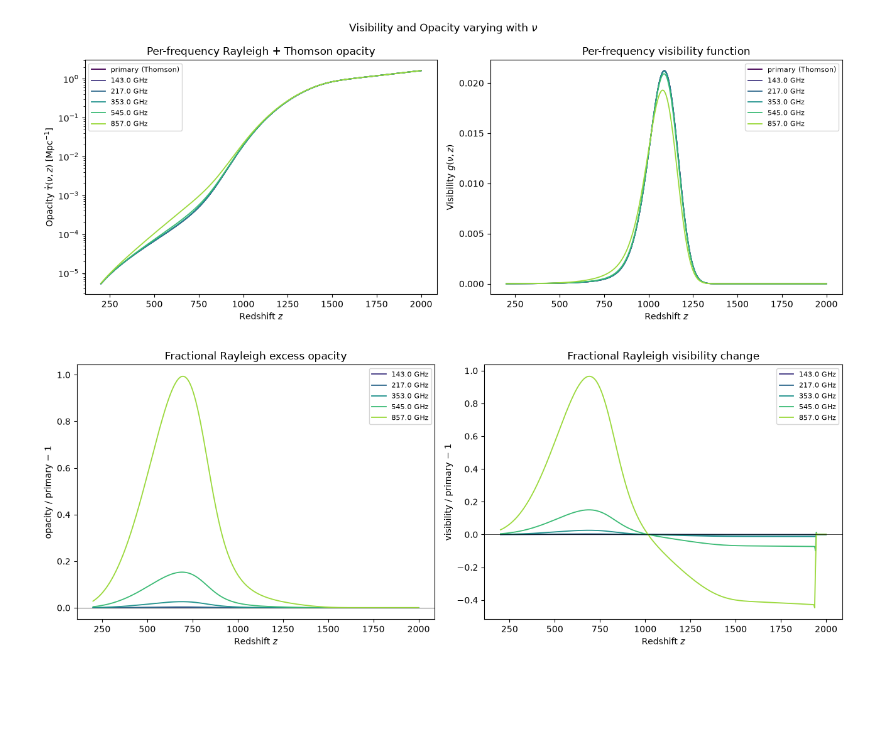
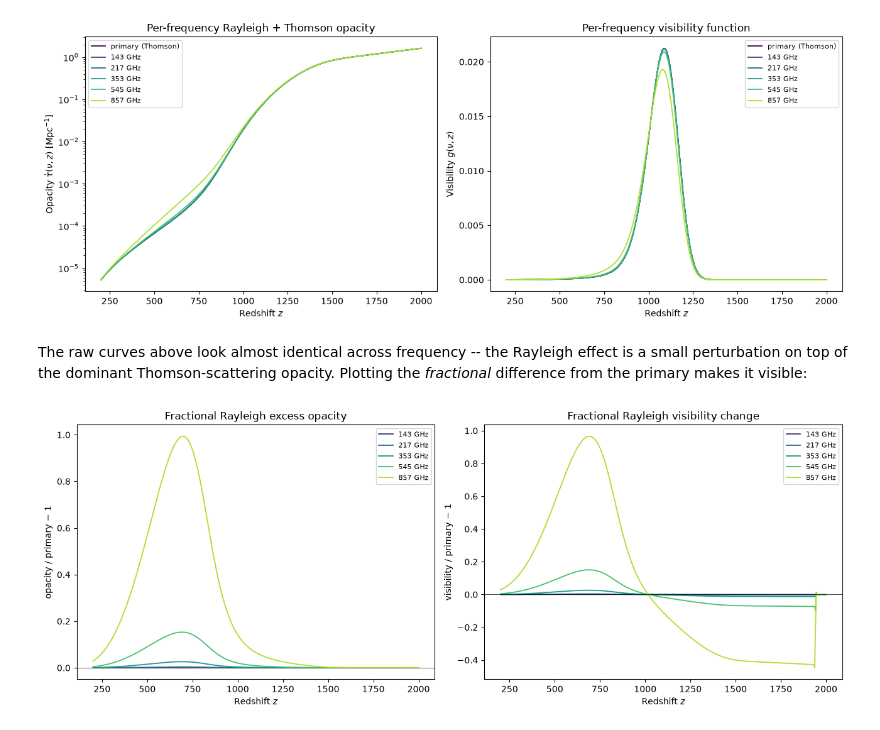
Before and after one commit to Kwanit/CAMB-Rayleigh, a Jupyter notebook: Tutorial.ipynb, the cells around one changed output. Drawn from its saved outputs; the diff is of its cells as text; code cells hidden in the pictures; blank space fills up the shorter version.

```diff
--- a/Tutorial.ipynb
+++ b/Tutorial.ipynb
@@ -21,20 +64,17 @@ camb version: 2.0.0
 # %%
-INI_PATH = CAMB_RAYLEIGH_DIR / "inifiles" / "planck_2018.ini"
+pars = camb.read_ini("inifiles/planck_2018.ini")
+pars.DoLensing = False  # Rayleigh spectra are unlensed -- see the limitations section
+pars.SourceTerms.rayleigh_scattering = True
+pars.SourceTerms.rayleigh_frequencies = [143, 217, 353, 545, 857]  # GHz
 
-pars = camb.read_ini(str(INI_PATH))
-pars.DoLensing = False  # Haven't yet added the lensed Rayleigh Cls, so Lensing is off
-pars.SourceTerms.rayleigh_scattering = True  # Rayleigh scattering turned on
-pars.SourceTerms.rayleigh_frequencies = [143, 217, 353, 545, 857]
 results = camb.get_results(pars)
 freqs = list(pars.SourceTerms.rayleigh_frequencies)
 
 derived = results.get_derived_params()
 print(f"z_star (recombination):    {derived['zstar']:.2f}")
 print(f"r_star (sound horizon):    {derived['rstar']:.4f} Mpc")
-print(f"z_drag:                    {derived['zdrag']:.2f}")
 print(f"100*theta_star:            {derived['thetastar']:.6f}")
-print(f"sigma_8 (today):           {results.get_sigma8_0():.4f}")
-print("Bands:", freqs, "GHz")
+print("Rayleigh bands:            ", freqs, "GHz")
 # %% [output]
 z_star (recombination):    1089.91
 r_star (sound horizon):    144.3947 Mpc
@@ -170,0 +198,22 @@ Text(0.5, 1.0, 'Rayleigh-channel auto-spectra (EE)')
+# %%
+cls_total = results.get_rayleigh_cls(CMB_unit="muK", total=True)
+cls_total_dict = results.get_rayleigh_cls(CMB_unit="muK", as_dict=True, total=True)
+
+# self-consistency: manually apply the formula above and compare to total=True's output,
+# for one representative pair (143 GHz x 857 GHz)
+i, j = freqs.index(143) + 1, freqs.index(857) + 1
+manual_TT = cls[0, 0, :, 0] + cls[0, j, :, 0] + cls[i, 0, :, 0] + cls[i, j, :, 0]
+print("Manual reconstruction matches total=True:", np.allclose(manual_TT, cls_total[i, j, :, 0]))
+
+# composition of the total at one (ell, band): primary + 2x cross-term + auto-difference
+ell_show = 1000
+prim_tt = cls[0, 0, ell_show, 0]
+cross_tt = cls[0, i, ell_show, 0]  # C_l^{T, dT_857} -- LEADING-order Rayleigh signal (linear in the small effect)
+auto_tt = cls[i, i, ell_show, 0]  # C_l^{dT_857, dT_857} -- sub-leading (quadratic in the small effect)
+total_tt = cls_total[i, i, ell_show, 0]
+print(f"\nComposition of the 857x857 TT total at ell={ell_show} (muK^2):")
+print(f"  primary                       {prim_tt:10.3f}")
+print(f"  + 2 x cross term (T,dT_857)   {2 * cross_tt:10.3f}   <- dominates: linear in the Rayleigh effect")
+print(f"  + auto term (dT_857,dT_857)   {auto_tt:10.3f}   <- quadratic, much smaller")
+print(f"  = total                       {total_tt:10.3f}")
+print(f"  (primary+2xcross+auto matches total: {np.isclose(prim_tt + 2 * cross_tt + auto_tt, total_tt)})")
@@ -171,40 +316,42 @@ Text(0.5, 1.0, 'Rayleigh-channel auto-spectra (EE)')
 # %%
 z_grid = np.linspace(200, 2000, 400)
 eta_grid = results.conformal_time(z_grid)
 evo = results.get_rayleigh_thermal_evolution(eta_grid)
 
 fig, axes = plt.subplots(1, 2, figsize=(13, 5))
-labels = ["primary (Thomson)"] + [f"{b} GHz" for b in freqs]
-colors = plt.cm.viridis(np.linspace(0, 0.85, len(labels)))
+labels = ["primary (Thomson)"] + [f"{b:.0f} GHz" for b in freqs]
+evo_colors = plt.cm.viridis(np.linspace(0, 0.88, len(labels)))
 
-for i, (label, color) in enumerate(zip(labels, colors)):
+for i, (label, color) in enumerate(zip(labels, evo_colors)):
     axes[0].plot(z_grid, evo["opacity"][:, i], color=color, label=label, lw=1.3)
     axes[1].plot(z_grid, evo["visibility"][:, i], color=color, label=label, lw=1.3)
 
 axes[0].set_yscale("log")
 axes[0].set_xlabel("Redshift $z$")
 axes[0].set_ylabel(r"Opacity $\dot\tau(\nu, z)$ [Mpc$^{-1}$]")
 axes[0].set_title("Per-frequency Rayleigh + Thomson opacity")
 axes[0].legend(fontsize=8)
 
 axes[1].set_xlabel("Redshift $z$")
 axes[1].set_ylabel(r"Visibility $g(\nu, z)$")
 axes[1].set_title("Per-frequency visibility function")
 axes[1].legend(fontsize=8)
 
-fig.suptitle(r"Visibility and Opacity varying with $\nu$")
 fig.tight_layout()
 plt.show()
 # %% [output]
-[figure, old version]
+[figure, new version]
+# %% [markdown]
+The raw curves above look almost identical across frequency -- the Rayleigh effect is a
+small perturbation on top of the dominant Thomson-scattering opacity. Plotting the
+*fractional* difference from the primary makes it visible:
 # %%
-# zoom on the fractional difference from the primary, where the actual physics is
 fig, axes = plt.subplots(1, 2, figsize=(13, 5))
-for i, (band, color) in enumerate(zip(freqs, colors[1:])):
+for i, (band, color) in enumerate(zip(freqs, evo_colors[1:])):
     frac_opac = evo["opacity"][:, i + 1] / evo["opacity"][:, 0] - 1
     frac_vis = evo["visibility"][:, i + 1] / evo["visibility"][:, 0] - 1
-    axes[0].plot(z_grid, frac_opac, color=color, label=f"{band} GHz", lw=1.3)
-    axes[1].plot(z_grid, frac_vis, color=color, label=f"{band} GHz", lw=1.3)
+    axes[0].plot(z_grid, frac_opac, color=color, label=f"{band:.0f} GHz", lw=1.3)
+    axes[1].plot(z_grid, frac_vis, color=color, label=f"{band:.0f} GHz", lw=1.3)
 
 for ax, name in zip(axes, ["opacity", "visibility"]):
     ax.set_xlabel("Redshift $z$")
@@ -216,4 +363,4 @@ axes[1].set_title("Fractional Rayleigh visibility change")
 fig.tight_layout()
 plt.show()
 # %% [output]
-[figure, old version]
+[figure, new version]
```
Also changed, not shown: parts of 28 cells of this notebook.
